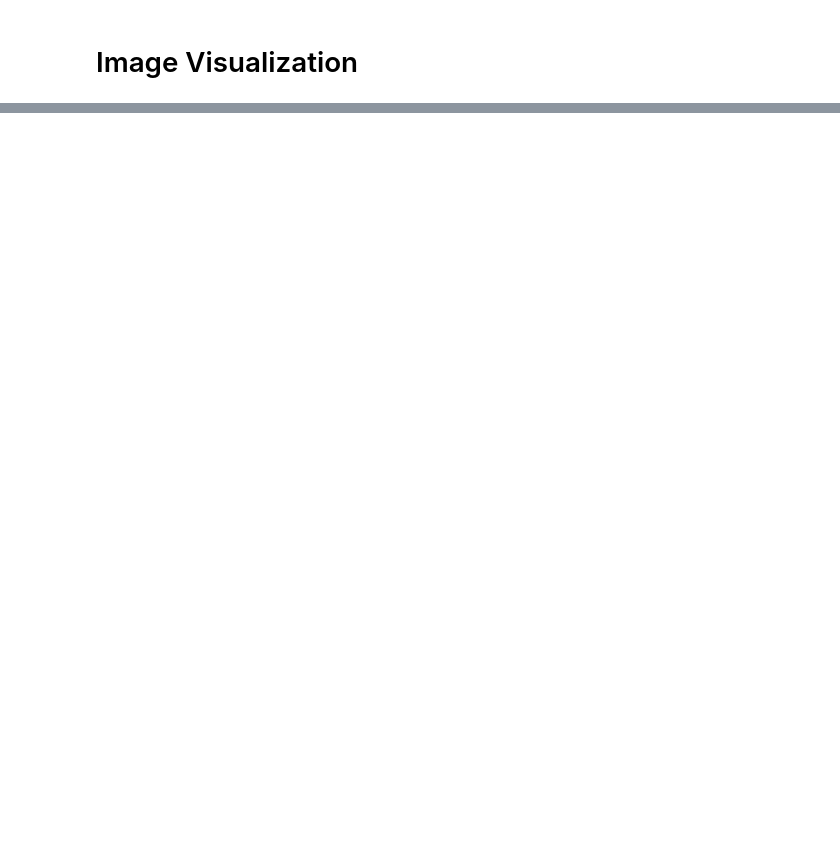
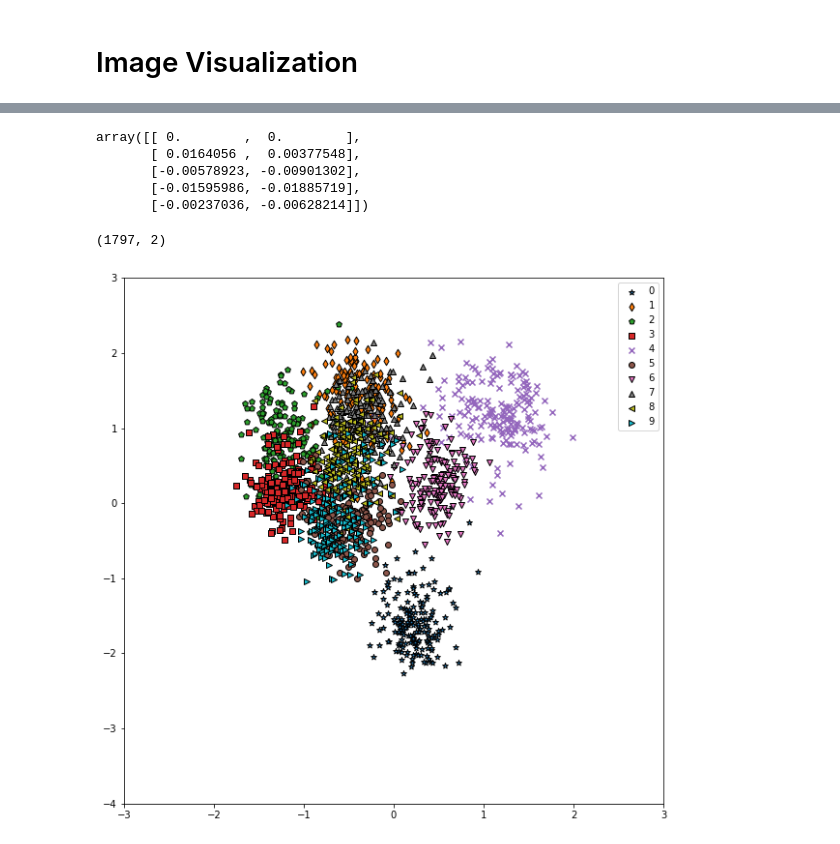
Before and after one commit to adib2149/data-science-experiments, a Jupyter notebook: homework1/LDAGaussianDigit.ipynb, the cells around one changed output, grey strips where cells are left out. Saved outputs shown, nothing was run; the diff lists cells and outputs as text; code cells hidden in the pictures; blank space fills up the shorter version.

Commit message:
wrapping up code comments for lda

```diff
--- a/homework1/LDAGaussianDigit.ipynb
+++ b/homework1/LDAGaussianDigit.ipynb
@@ -174,2 +67,0 @@ SB = np.dot(Nc*np.array(mu_k-mu),np.array(mu_k-mu).T)
-# %%
-eigval, eigvec = np.linalg.eig(np.dot(np.linalg.pinv(SW),SB))
@@ -245,0 +226,15 @@ plt.show()
+# %%
+# build pairs of eigen value and eigen vectors
+eigen_pairs = []
+for i in range(len(eigen_value)):
+    eigen_pairs.append([np.abs(eigval[i]), eigvec[:,i]])
+
+# sort based on highest eigen value
+eigen_pairs = sorted(eigen_pairs, key=lambda k: k[0], reverse=True)
+
+# w = []
+# w.append(eigen_pairs[0][1][:,np.newaxis].real)
+# w.append(eigen_pairs[1][1][:,np.newaxis].real)
+# w = np.array(w)
+w = np.hstack((eigen_pairs[0][1][:,np.newaxis].real, eigen_pairs[1][1][:,np.newaxis].real)) # Select two largest
+w.shape
@@ -245,0 +243,63 @@ plt.show()
+# %%
+# view top five rows of w
+w[0:5,:]
+# %% [output]
+array([[ 0.        ,  0.        ],
+       [ 0.0164056 ,  0.00377548],
+       [-0.00578923, -0.00901302],
+       [-0.01595986, -0.01885719],
+       [-0.00237036, -0.00628214]])
+# %%
+# reduced_X is teh reduced dimension values of X
+reduced_X = X.dot(w)
+# %%
+reduced_X.shape
+# %% [output]
+(1797, 2)
+# %%
+# plotting the 2D points based on class labels
+fig = plt.figure(figsize=(10,10))
+ax0 = fig.add_subplot(111)
+ax0.set_xlim(-3,3)
+ax0.set_ylim(-4,3)
+
+markers = ['*','d','p','s','x','o','v','^','<','>']
+
+for l,m in zip(np.unique(y), markers):
+    ax0.scatter(reduced_X[0][y==l], reduced_X[1][y==l], marker=m, label=l, edgecolors='black')
+ax0.legend(loc='upper right')
+
+#===================
+# comment if we dont want to show KNearestNeighbors
+
+# Plot the voroni spaces
+# means = []
+
+# for m,target in zip(markers,np.unique(train_y)):
+#     means.append(np.mean(Y[train_y==target],axis=0))
+#     ax0.scatter(np.mean(Y[train_y==target],axis=0)[0],np.mean(Y[train_y==target],axis=0)[1],marker=m,c='black',s=100)
+
+
+
+# mesh_x, mesh_y = np.meshgrid(np.linspace(-3,3),np.linspace(-4,3))
+# mesh = []
+
+# for i in range(len(mesh_x)):
+#     for j in range(len(mesh_x[0])):
+#         date = [mesh_x[i][j],mesh_y[i][j]]
+#         mesh.append((mesh_x[i][j],mesh_y[i][j]))
+
+
+# from sklearn.neighbors import KNeighborsClassifier
+
+# colors = ['r','g','b','c','m','y','k','pink','goldenrod','darkorange']
+# NN = KNeighborsClassifier(n_neighbors=1)
+# NN.fit(means,colors)
+# predictions = NN.predict(np.array(mesh))
+
+# ax0.scatter(np.array(mesh)[:,0],np.array(mesh)[:,1],color=predictions,alpha=0.3)
+#===================
+
+plt.show()
+# %% [output]
+[figure, added]
```
Also changed, not shown: parts of 60 cells of this notebook, 1 other file.
